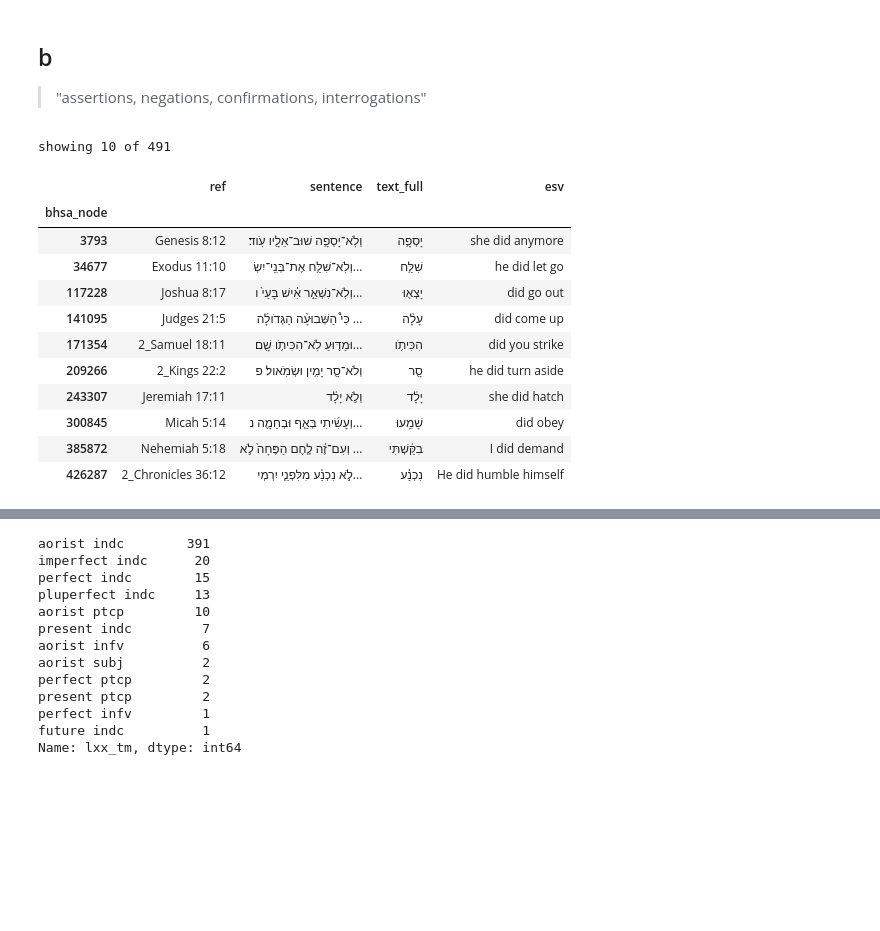
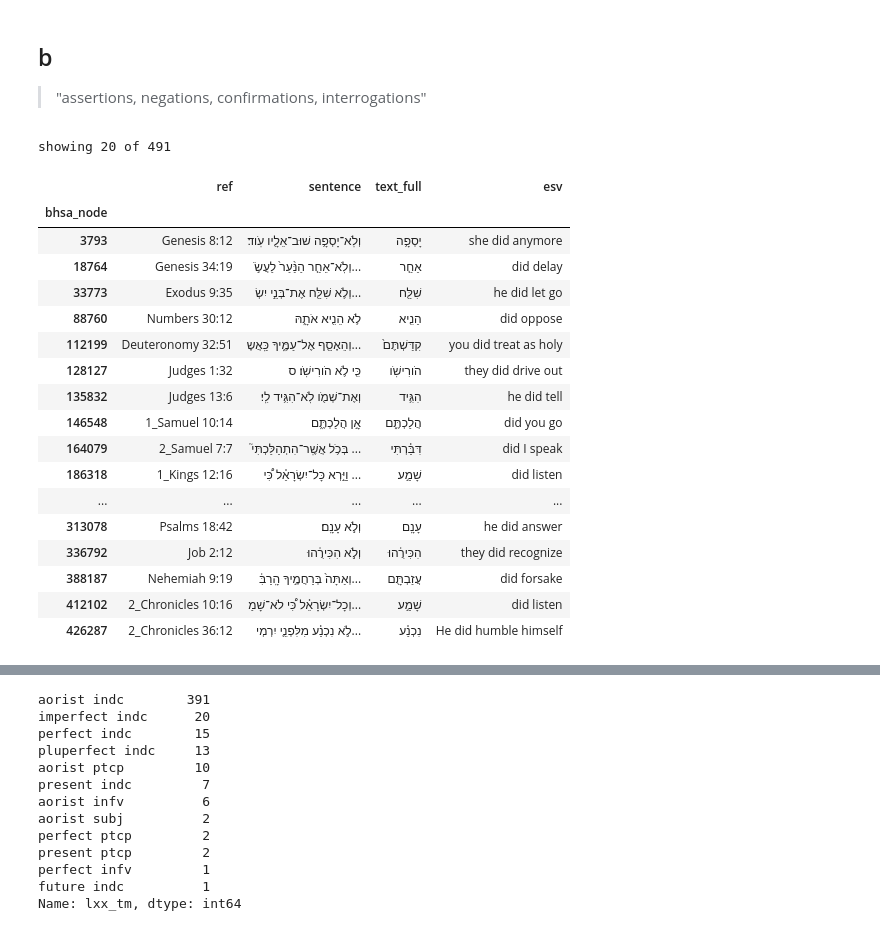
Before and after one commit to CambridgeSemiticsLab/Gesenius_data, a Jupyter notebook: analysis/§106_qatal.ipynb, the cells around one changed output, grey strips where cells are left out. Saved outputs shown, nothing was run; the diff lists cells and outputs as text; code cells hidden in the pictures; blank space fills up the shorter version.

```diff
--- a/analysis/§106_qatal.ipynb
+++ b/analysis/§106_qatal.ipynb
@@ -17,22 +17,28 @@ qatal_df2.shape
 # %%
 do_support = qatal_df[
     (qatal_df.esv_TAM == 'PAST.PERF.IND') & (qatal_df.esv.str.contains('did', na=False))
 ]
 
 # TODO: can possibly add interrogatives such as MJ and MDW<
 
-show_text(do_support, spread=10, cols=['esv'])
+show_text(do_support, spread=20, cols=['esv'])
 # %% [output]
-showing 10 of 491
+showing 20 of 491
 |  | ref | sentence | text_full | esv |
 | bhsa_node |  |  |  |  |
 | 3793 | Genesis 8:12 | וְלֹֽא־יָסְפָ֥ה שׁוּב־אֵלָ֖יו עֹֽוד׃ | יָסְפָ֥ה | she did anymore |
-| 34677 | Exodus 11:10 | וְלֹֽא־שִׁלַּ֥ח אֶת־בְּנֵֽי־יִשְׂ... | שִׁלַּ֥ח | he did let go |
-| 117228 | Joshua 8:17 | וְלֹֽא־נִשְׁאַ֣ר אִ֗ישׁ בָּעַי֙ ו... | יָצְא֖וּ | did go out |
-| 141095 | Judges 21:5 | כִּי֩ הַשְּׁבוּעָ֨ה הַגְּדֹולָ֜ה ... | עָלָ֨ה | did come up |
-| 171354 | 2_Samuel 18:11 | וּמַדּ֛וּעַ לֹֽא־הִכִּיתֹ֥ו שָׁ֖ם... | הִכִּיתֹ֥ו | did you strike |
-| 209266 | 2_Kings 22:2 | וְלֹא־סָ֖ר יָמִ֥ין וּשְׂמֹֽאול׃ פ | סָ֖ר | he did turn aside |
-| 243307 | Jeremiah 17:11 | וְלֹ֣א יָלָ֔ד | יָלָ֔ד | she did hatch |
-| 300845 | Micah 5:14 | וְעָשִׂ֜יתִי בְּאַ֧ף וּבְחֵמָ֛ה נ... | שָׁמֵֽעוּ | did obey |
-| 385872 | Nehemiah 5:18 | וְעִם־זֶ֗ה לֶ֤חֶם הַפֶּחָה֙ לֹ֣א ... | בִקַּ֔שְׁתִּי | I did demand |
+| 18764 | Genesis 34:19 | וְלֹֽא־אֵחַ֤ר הַנַּ֨עַר֙ לַעֲשֹׂ֣... | אֵחַ֤ר | did delay |
+| 33773 | Exodus 9:35 | וְלֹ֥א שִׁלַּ֖ח אֶת־בְּנֵ֣י יִשְׂ... | שִׁלַּ֖ח | he did let go |
+| 88760 | Numbers 30:12 | לֹ֥א הֵנִ֖יא אֹתָ֑הּ | הֵנִ֖יא | did oppose |
+| 112199 | Deuteronomy 32:51 | וְהֵאָסֵ֖ף אֶל־עַמֶּ֑יךָ כַּֽאֲשֶ... | קִדַּשְׁתֶּם֙ | you did treat as holy |
+| 128127 | Judges 1:32 | כִּ֖י לֹ֥א הֹורִישֹֽׁו׃ ס | הֹורִישֹֽׁו | they did drive out |
+| 135832 | Judges 13:6 | וְאֶת־שְׁמֹ֖ו לֹֽא־הִגִּ֥יד לִֽי׃ | הִגִּ֥יד | he did tell |
+| 146548 | 1_Samuel 10:14 | אָ֣ן הֲלַכְתֶּ֑ם | הֲלַכְתֶּ֑ם | did you go |
+| 164079 | 2_Samuel 7:7 | בְּכֹ֥ל אֲשֶֽׁר־הִתְהַלַּכְתִּי֮ ... | דִּבַּ֗רְתִּי | did I speak |
+| 186318 | 1_Kings 12:16 | וַיַּ֣רְא כָּל־יִשְׂרָאֵ֗ל כִּ֠י ... | שָׁמַ֣ע | did listen |
+| ... | ... | ... | ... | ... |
+| 313078 | Psalms 18:42 | וְלֹ֣א עָנָֽם׃ | עָנָֽם | he did answer |
+| 336792 | Job 2:12 | וְלֹ֣א הִכִּירֻ֔הוּ | הִכִּירֻ֔הוּ | they did recognize |
+| 388187 | Nehemiah 9:19 | וְאַתָּה֙ בְּרַחֲמֶ֣יךָ הָֽרַבִּ֔... | עֲזַבְתָּ֖ם | did forsake |
+| 412102 | 2_Chronicles 10:16 | וְכָל־יִשְׂרָאֵ֗ל כִּ֠י לֹא־שָׁמַ... | שָׁמַ֣ע | did listen |
 | 426287 | 2_Chronicles 36:12 | לֹ֣א נִכְנַ֗ע מִלִּפְנֵ֛י יִרְמְי... | נִכְנַ֗ע | He did humble himself |
```
Also changed, not shown: parts of 2 cells of this notebook, 13 other files.
